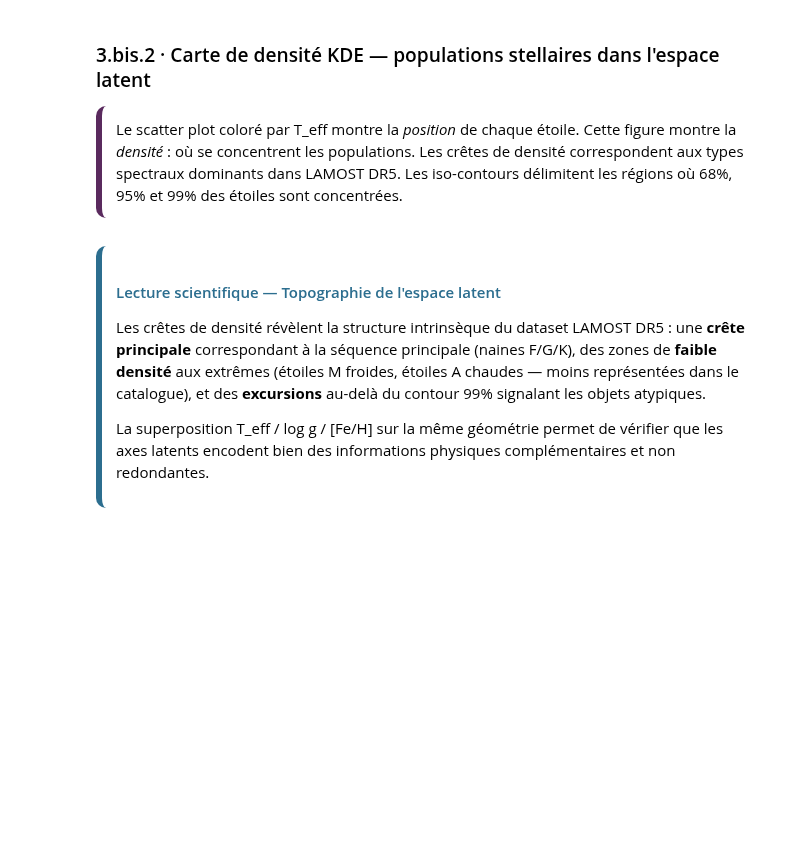
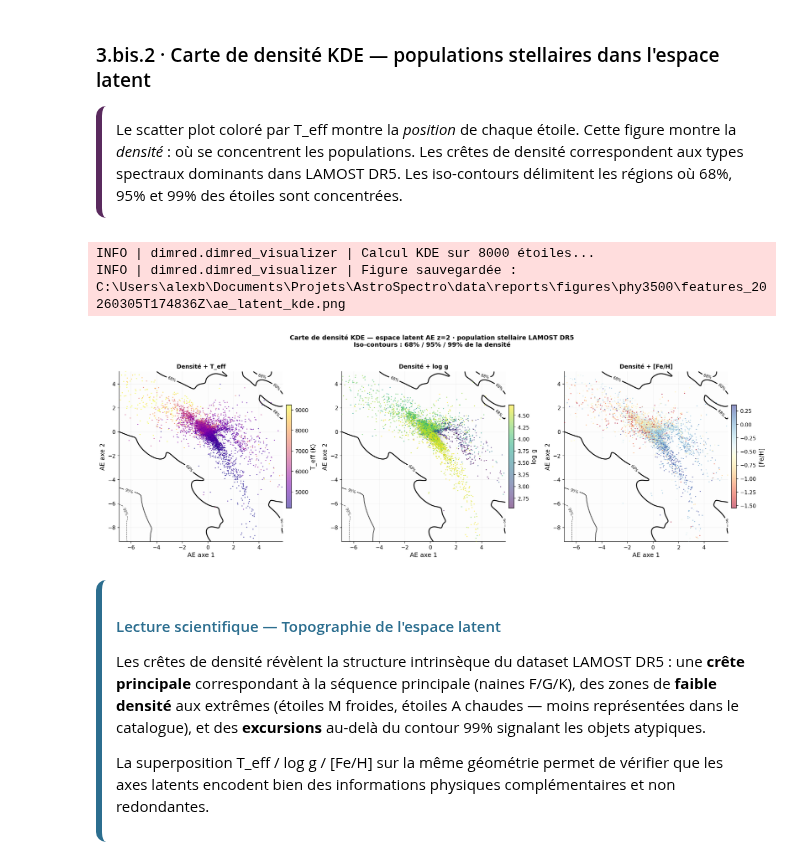
Before and after one commit to PhD-Brown/AstroSpectro, a Jupyter notebook: notebooks/dimred/phy3500_03_autoencoder.ipynb, the cells around one changed output. Cells and saved outputs as stored; diff of their text form; code cells hidden in the pictures; blank space fills up the shorter version.

```diff
--- a/notebooks/dimred/phy3500_03_autoencoder.ipynb
+++ b/notebooks/dimred/phy3500_03_autoencoder.ipynb
@@ -792,3 +591,16 @@ print(f"✓ Sauvegardée : {kde_path}")
+# %%
+# ── §3.2.bis2 Carte de densité KDE ─────────────────────────────────────────
+import matplotlib.pyplot as plt
+
+fig, axes = viz.plot_latent_kde(
+    Z_ae=Z_ae, y=y, meta=meta,
+    save_path=FIGURES_DIR / 'ae_latent_kde.png',
+)
+plt.show()
+# %% [output]
+INFO | dimred.dimred_visualizer | Calcul KDE sur 8000 étoiles...
+INFO | dimred.dimred_visualizer | Figure sauvegardée : C:\Users\alexb\Documents\Projets\AstroSpectro\data\reports\figures\phy3500\features_20260305T174836Z\ae_latent_kde.png
+[figure, added]
 # %% [markdown]
 <div style="
     background: linear-gradient(135deg, rgba(90,42,94,0.10), rgba(44,110,143,0.10));
```
Also changed, not shown: parts of 36 cells of this notebook, 11 other files.
